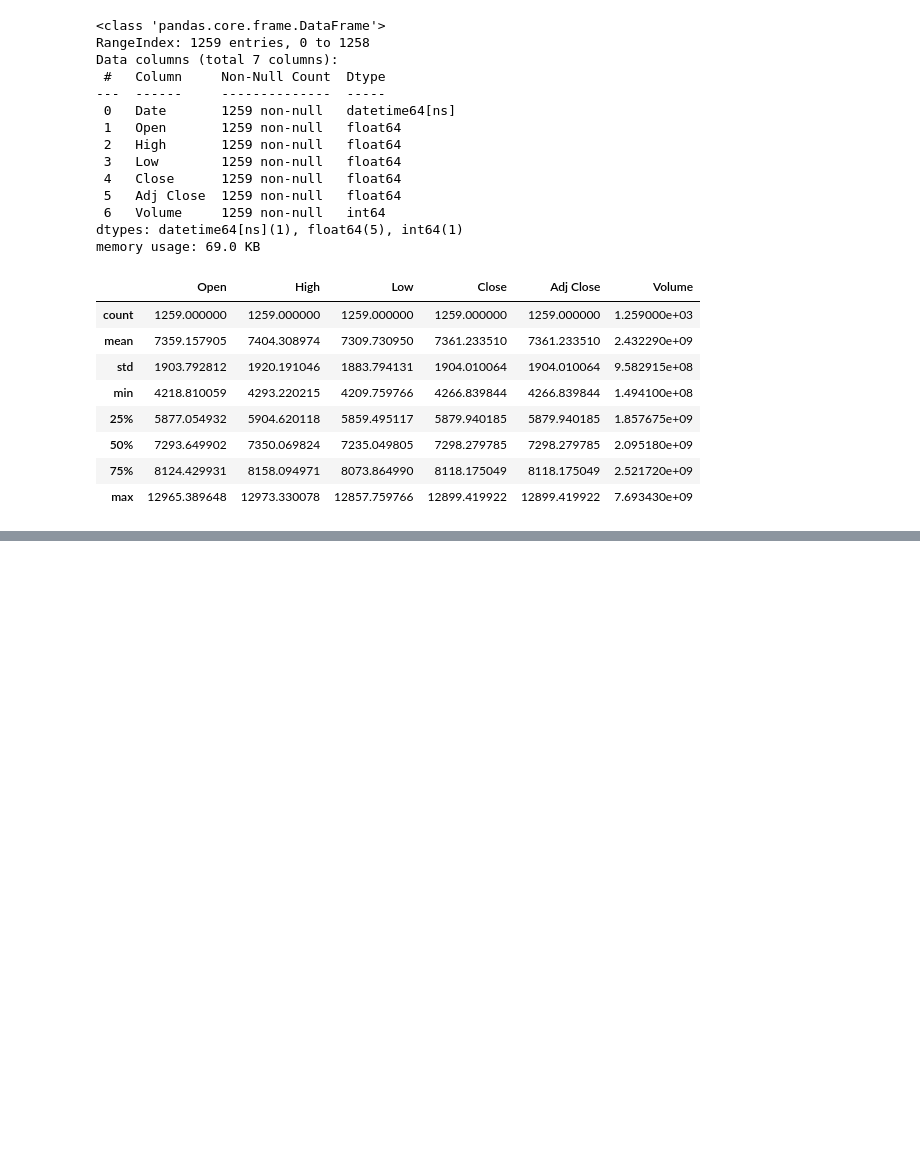
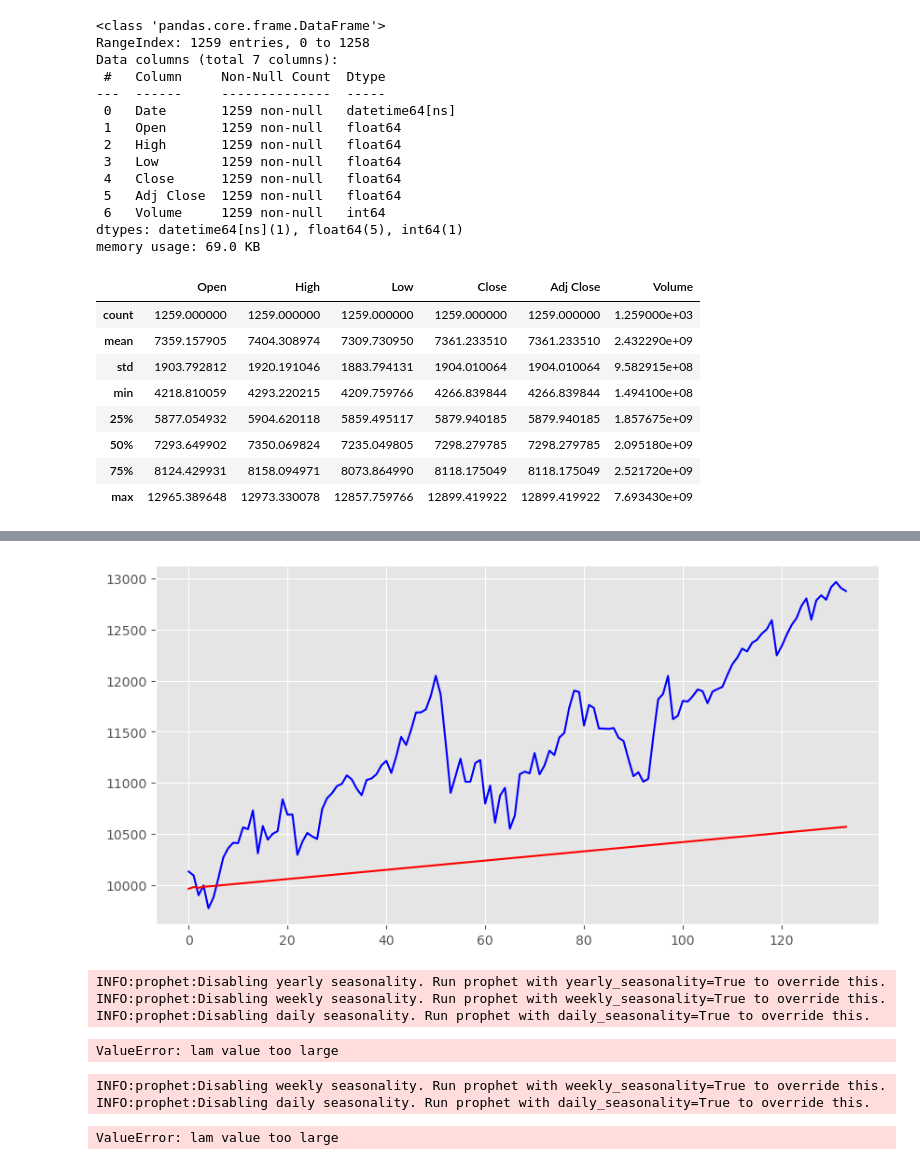
Before and after one commit to Parishkrit/Market-forecast, a Jupyter notebook: NASDAQ.ipynb, the cells around one changed output, grey strips where cells are left out. Cells and saved outputs as stored; diff of their text form; code cells hidden in the pictures; blank space fills up the shorter version.

```diff
--- a/NASDAQ.ipynb
+++ b/NASDAQ.ipynb
@@ -112,0 +118,14 @@ Text(0.5, 1.0, 'NASDAQ Autocorrelation plot')
+# %%
+history = [x for x in xt]
+
+
+pred =list()
+for t in range(len(xv)):
+    model = sm.tsa.arima.ARIMA(history, order=(5,2,1))
+    model_fit = model.fit()
+    output = model_fit.forecast()
+    yhat = output[0]
+    pred.append(yhat)
+    obs = xv[t]
+    history.append(yhat)
+    print('predicted=%f, expected=%f' % (yhat, obs))
@@ -112,0 +150,7 @@ Text(0.5, 1.0, 'NASDAQ Autocorrelation plot')
+# %%
+plt.figure(figsize=(10,5))
+plt.plot(xv, color = 'blue')
+plt.plot(pred, color='red')
+plt.show()
+# %% [output]
+[figure, added]
@@ -112,0 +163,16 @@ Text(0.5, 1.0, 'NASDAQ Autocorrelation plot')
+# %%
+m = Prophet()
+forecast = m.fit(xp).predict(future)
+# %% [output]
+INFO:prophet:Disabling yearly seasonality. Run prophet with yearly_seasonality=True to override this.
+INFO:prophet:Disabling weekly seasonality. Run prophet with weekly_seasonality=True to override this.
+INFO:prophet:Disabling daily seasonality. Run prophet with daily_seasonality=True to override this.
+ValueError: lam value too large
+# %%
+model2.fit(xp)
+future = model2.make_future_dataframe(periods=100)
+model2.predict(future)
+# %% [output]
+INFO:prophet:Disabling weekly seasonality. Run prophet with weekly_seasonality=True to override this.
+INFO:prophet:Disabling daily seasonality. Run prophet with daily_seasonality=True to override this.
+ValueError: lam value too large
```
Also changed, not shown: parts of 27 cells of this notebook.
